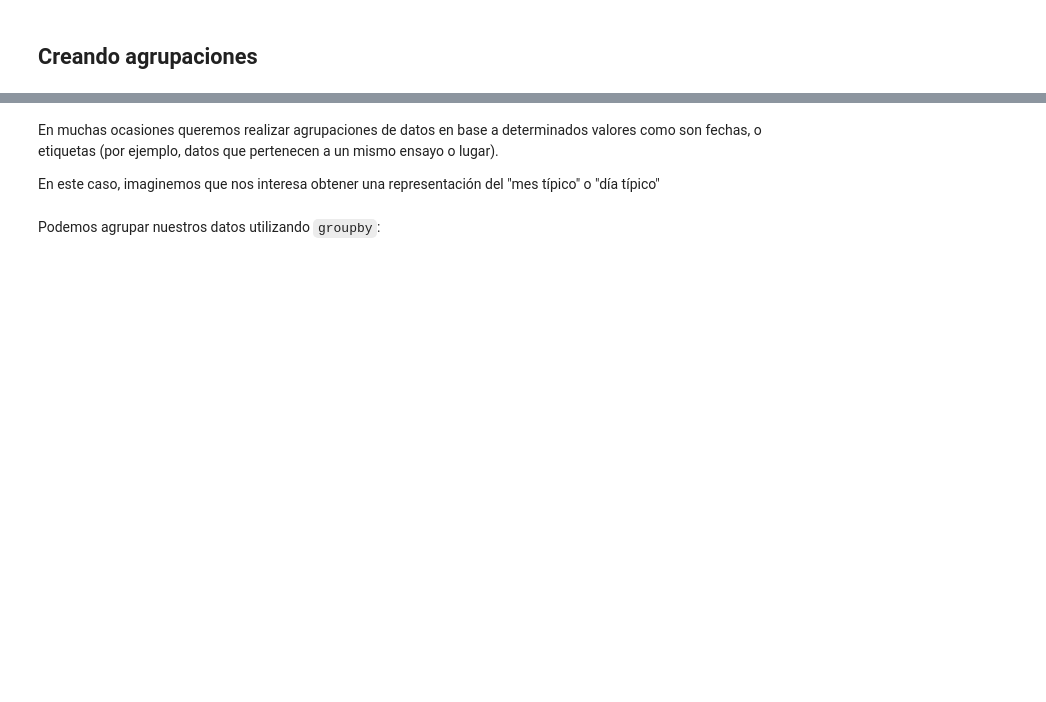
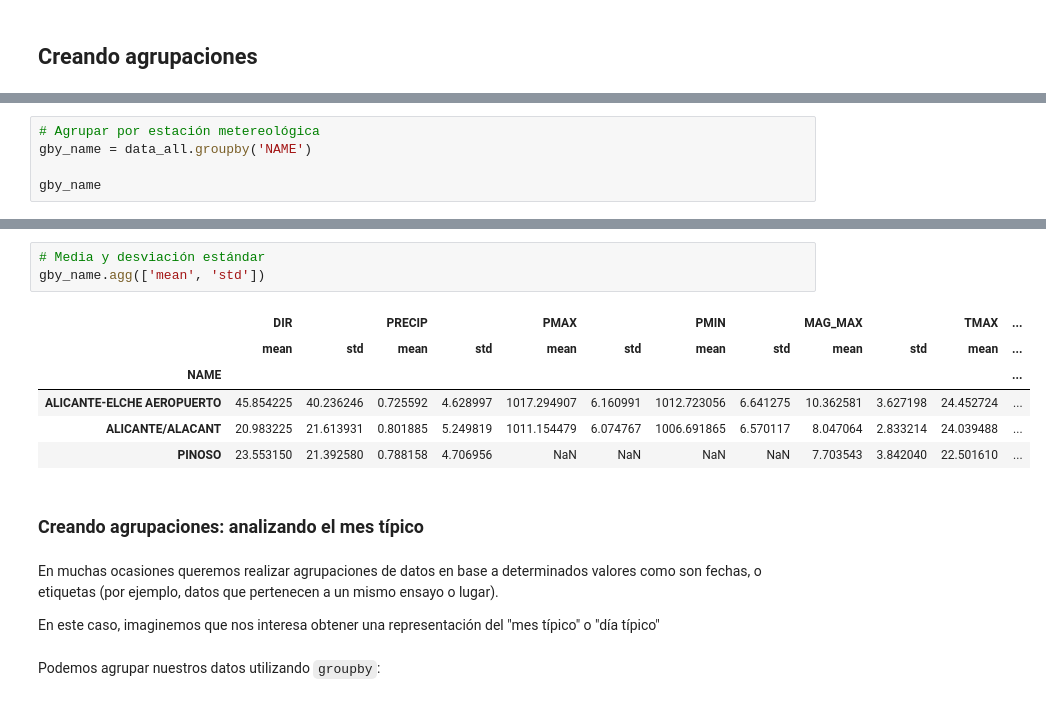
Before and after one commit to CAChemE/python-analisis-modelado-datos, a Jupyter notebook: notebooks/0102_Pandas-Operaciones-con-DataFrames.ipynb, the cells around one changed output, grey strips where cells are left out. Drawn from its saved outputs; the diff is of its cells as text; blank space fills up the shorter version.

```diff
--- a/notebooks/0102_Pandas-Operaciones-con-DataFrames.ipynb
+++ b/notebooks/0102_Pandas-Operaciones-con-DataFrames.ipynb
@@ -120,0 +96,5 @@ See the caveats in the documentation: http://pandas.pydata.org/pandas-docs/stabl
+# %%
+# Agrupar por estación metereológica
+gby_name = data_all.groupby('NAME')
+
+gby_name
@@ -121,3 +112,15 @@ See the caveats in the documentation: http://pandas.pydata.org/pandas-docs/stabl
+# %%
+# Media y desviación estándar
+gby_name.agg(['mean', 'std'])
+# %% [output]
+|  | DIR |  | PRECIP |  | PMAX |  | PMIN |  | MAG_MAX |  | TMAX | ... |
+|  | mean | std | mean | std | mean | std | mean | std | mean | std | mean | ... |
+| NAME |  |  |  |  |  |  |  |  |  |  |  | ... |
+| ALICANTE-ELCHE AEROPUERTO | 45.854225 | 40.236246 | 0.725592 | 4.628997 | 1017.294907 | 6.160991 | 1012.723056 | 6.641275 | 10.362581 | 3.627198 | 24.452724 | ... |
+| ALICANTE/ALACANT | 20.983225 | 21.613931 | 0.801885 | 5.249819 | 1011.154479 | 6.074767 | 1006.691865 | 6.570117 | 8.047064 | 2.833214 | 24.039488 | ... |
+| PINOSO | 23.553150 | 21.392580 | 0.788158 | 4.706956 | NaN | NaN | NaN | NaN | 7.703543 | 3.842040 | 22.501610 | ... |
+# %% [markdown]
+### Creando agrupaciones: analizando el mes típico
 # %% [markdown]
 En muchas ocasiones queremos realizar agrupaciones de datos en base a determinados valores como son fechas, o etiquetas (por ejemplo, datos que pertenecen a un mismo ensayo o lugar).
 
```
Also changed, not shown: parts of 21 cells of this notebook, 3 other files.
